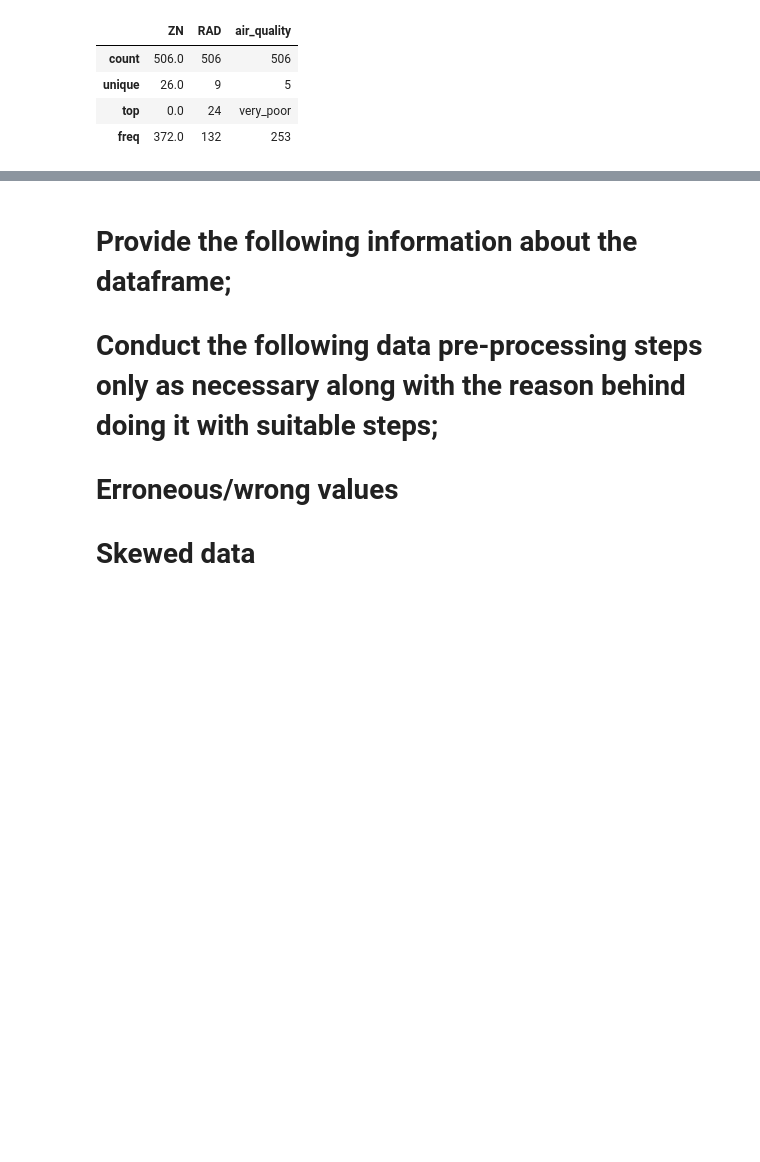
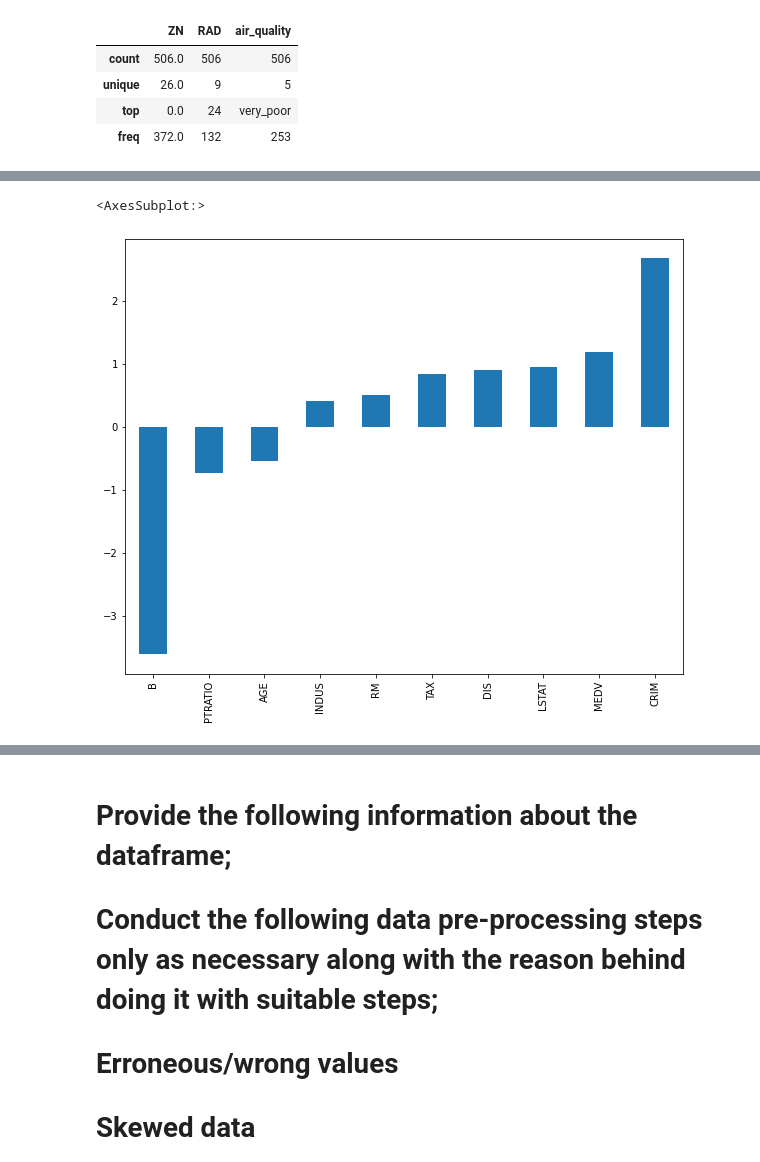
Before and after one commit to goswamimohit/Housing-, a Jupyter notebook: housing-eda.ipynb, the cells around one changed output, grey strips where cells are left out. Cells and saved outputs as stored; diff of their text form; code cells hidden in the pictures; blank space fills up the shorter version.

```diff
--- a/housing-eda.ipynb
+++ b/housing-eda.ipynb
@@ -232,0 +334,2 @@ housing.describe(include='category')
+# %%
+housing1.drop(housing1[cond].index, inplace = True)
@@ -232,0 +409,5 @@ housing.describe(include='category')
+# %%
+housing2.skew(numeric_only=True).sort_values().plot(kind='bar',figsize=(10,8))
+# %% [output]
+<AxesSubplot:>
+[figure, added]
```
Also changed, not shown: parts of 20 cells of this notebook.
